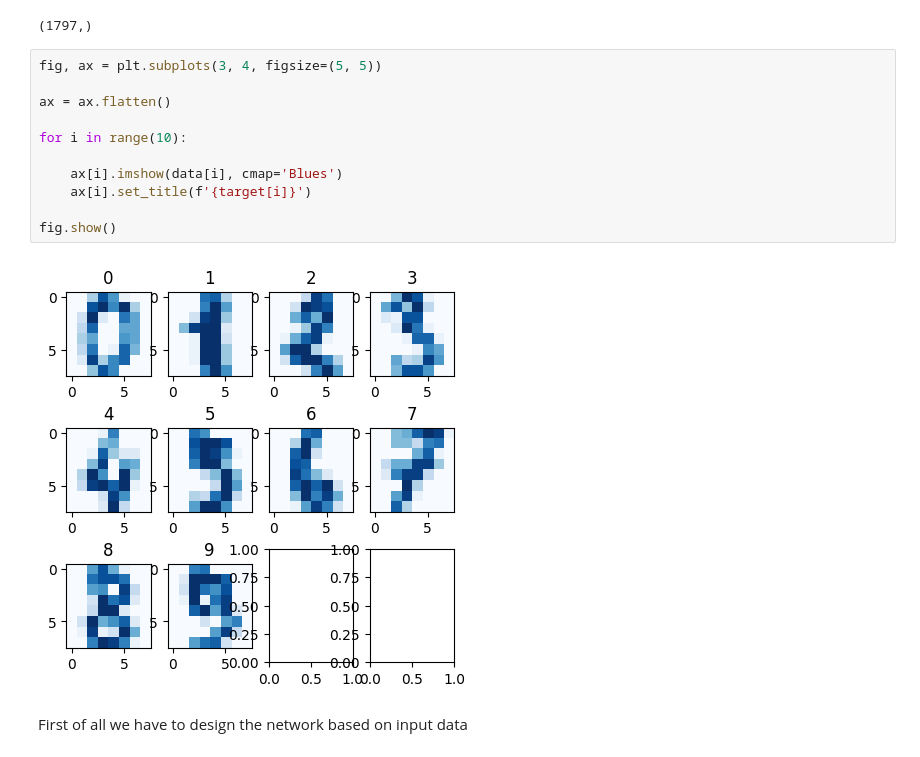
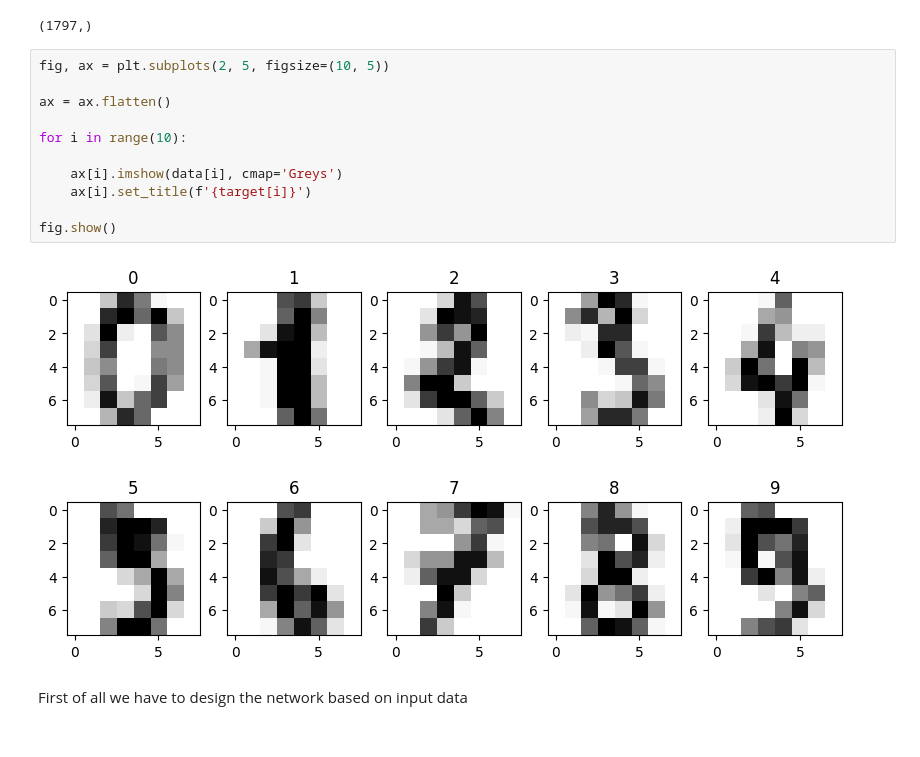
Before and after one commit to tniramol/rs-lc-dl, a Jupyter notebook: pytorch_tutorial.ipynb, the cells around one changed output. Saved outputs shown, nothing was run; the diff lists cells and outputs as text.

```diff
--- a/pytorch_tutorial.ipynb
+++ b/pytorch_tutorial.ipynb
@@ -667,18 +667,18 @@ target.shape
 # %% [output]
 (1797,)
 # %%
-fig, ax = plt.subplots(3, 4, figsize=(5, 5))
+fig, ax = plt.subplots(2, 5, figsize=(10, 5))
 
 ax = ax.flatten()
 
 for i in range(10):
 
-    ax[i].imshow(data[i], cmap='Blues')
+    ax[i].imshow(data[i], cmap='Greys')
     ax[i].set_title(f'{target[i]}')
 
 fig.show()
 # %% [output]
-[figure, old version]
+[figure, new version]
 # %% [markdown]
 First of all we have to design the network based on input data
 # %%
```
Also changed, not shown: parts of 43 cells of this notebook.
